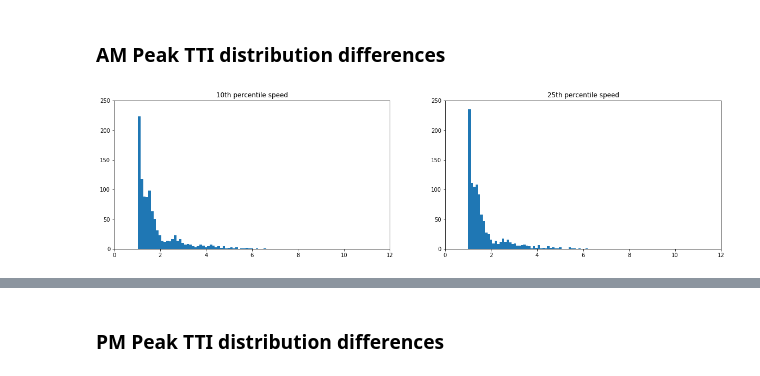
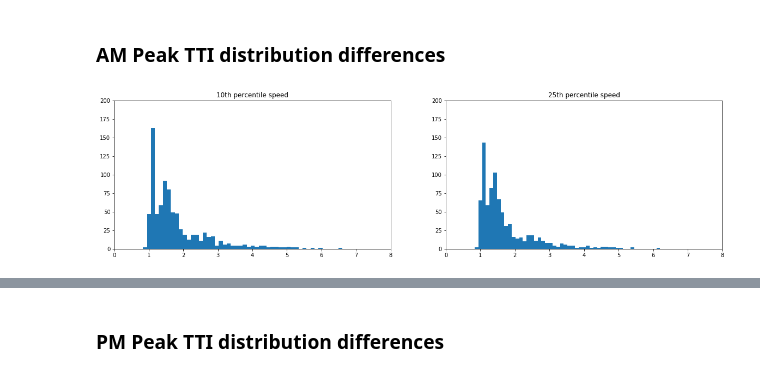
Before and after one commit to CityofToronto/bdit_congestion, a Jupyter notebook: congestion_data_aggregation/highway_deep_dive.ipynb, the cells around one changed output, grey strips where cells are left out. Cells and saved outputs as stored; diff of their text form; code cells hidden in the pictures.

```diff
--- a/congestion_data_aggregation/highway_deep_dive.ipynb
+++ b/congestion_data_aggregation/highway_deep_dive.ipynb
@@ -435,15 +442,28 @@ group by segment_id ''', con)
+# %%
+am_peak = pd.read_sql('''
+with highway_wls as (
+select distinct segment_id from congestion.segment_links_v4
+inner join
+(select routing_grid.* from congestion.routing_grid
+join here_gis.streets_att_18_3 on link_id =  (left(id::Text, -1))::numeric
+where st_name = 'DON VALLEY PKWY' or st_name ILIKE '%401%' or st_name = 'GARDINER EXPY') seg using (link_dir) )
+select segment_id, avg(a.tti_corr) as avg_tti_10, avg(b.tti_corr) as avg_tti_25 from congestion.metrics_v4_2019_af_v2 a
+inner join congestion.metrics_v4_2019_af b using (segment_id, time_bin)
+inner join highway_wls using (segment_id)
+where time_bin <@ '[07:00:00, 10:00:00]'::timerange
+group by segment_id ''', con)
 # %%
 fig, ax = plt.subplots(1, 2, figsize=(20,5))
 ax[0].hist(am_peak.avg_tti_10, 50)
 ax[0].set_title('10th percentile speed')
 #ax[0].get_xaxis().set_visible(False)
-ax[0].set_ylim(0, 250)
-ax[0].set_xlim(0, 12)
+ax[0].set_ylim(0, 200)
+ax[0].set_xlim(0, 8)
 ax[1].hist(am_peak.avg_tti_25, 50)
 ax[1].set_title('25th percentile speed')
-ax[1].set_ylim(0, 250)
-ax[1].set_xlim(0, 12)
+ax[1].set_ylim(0, 200)
+ax[1].set_xlim(0, 8)
 #ax[1].get_xaxis().set_visible(False)
 fig.show()
 # %% [output]
-[figure, old version]
+[figure, new version]
```
Also changed, not shown: parts of 19 cells of this notebook.
